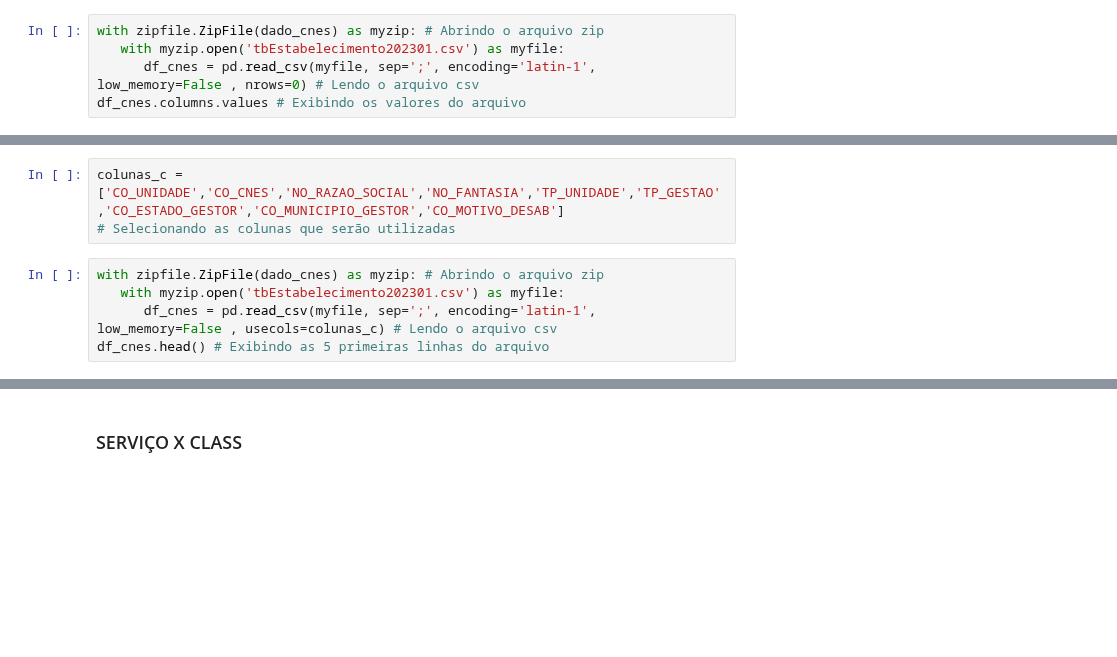
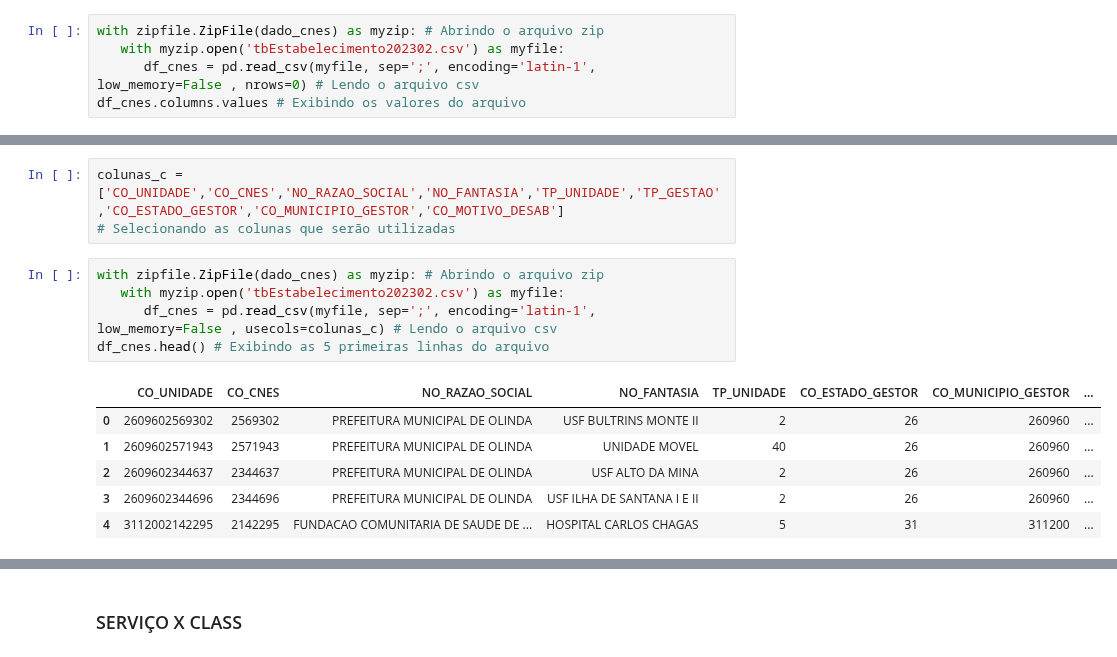
Before and after one commit to otavioaugust1/BOT_PORTARIA-90, a Jupyter notebook: tratamento_BASE.ipynb, the cells around one changed output, grey strips where cells are left out. Cells and saved outputs as stored; diff of their text form; blank space fills up the shorter version.

```diff
--- a/tratamento_BASE.ipynb
+++ b/tratamento_BASE.ipynb
@@ -41,5 +43,5 @@ with zipfile.ZipFile(dado_cnes) as myzip: # Abrindo o arquivo zip
 # %%
 with zipfile.ZipFile(dado_cnes) as myzip: # Abrindo o arquivo zip
-   with myzip.open('tbEstabelecimento202301.csv') as myfile:
+   with myzip.open('tbEstabelecimento202302.csv') as myfile:
       df_cnes = pd.read_csv(myfile, sep=';', encoding='latin-1', low_memory=False , nrows=0) # Lendo o arquivo csv
 df_cnes.columns.values # Exibindo os valores do arquivo
@@ -48,8 +70,15 @@ colunas_c = ['CO_UNIDADE','CO_CNES','NO_RAZAO_SOCIAL','NO_FANTASIA','TP_UNIDADE'
 # Selecionando as colunas que serão utilizadas
 # %%
 with zipfile.ZipFile(dado_cnes) as myzip: # Abrindo o arquivo zip
-   with myzip.open('tbEstabelecimento202301.csv') as myfile:
+   with myzip.open('tbEstabelecimento202302.csv') as myfile:
       df_cnes = pd.read_csv(myfile, sep=';', encoding='latin-1', low_memory=False , usecols=colunas_c) # Lendo o arquivo csv
 df_cnes.head() # Exibindo as 5 primeiras linhas do arquivo
+# %% [output]
+|  | CO_UNIDADE | CO_CNES | NO_RAZAO_SOCIAL | NO_FANTASIA | TP_UNIDADE | CO_ESTADO_GESTOR | CO_MUNICIPIO_GESTOR | ... |
+| 0 | 2609602569302 | 2569302 | PREFEITURA MUNICIPAL DE OLINDA | USF BULTRINS MONTE II | 2 | 26 | 260960 | ... |
+| 1 | 2609602571943 | 2571943 | PREFEITURA MUNICIPAL DE OLINDA | UNIDADE MOVEL | 40 | 26 | 260960 | ... |
+| 2 | 2609602344637 | 2344637 | PREFEITURA MUNICIPAL DE OLINDA | USF ALTO DA MINA | 2 | 26 | 260960 | ... |
+| 3 | 2609602344696 | 2344696 | PREFEITURA MUNICIPAL DE OLINDA | USF ILHA DE SANTANA I E II | 2 | 26 | 260960 | ... |
+| 4 | 3112002142295 | 2142295 | FUNDACAO COMUNITARIA DE SAUDE DE ... | HOSPITAL CARLOS CHAGAS | 5 | 31 | 311200 | ... |
 # %%
 df_cnes.info() # Exibindo informações do arquivo
```
Also changed, not shown: parts of 39 cells of this notebook, 1 other file.
